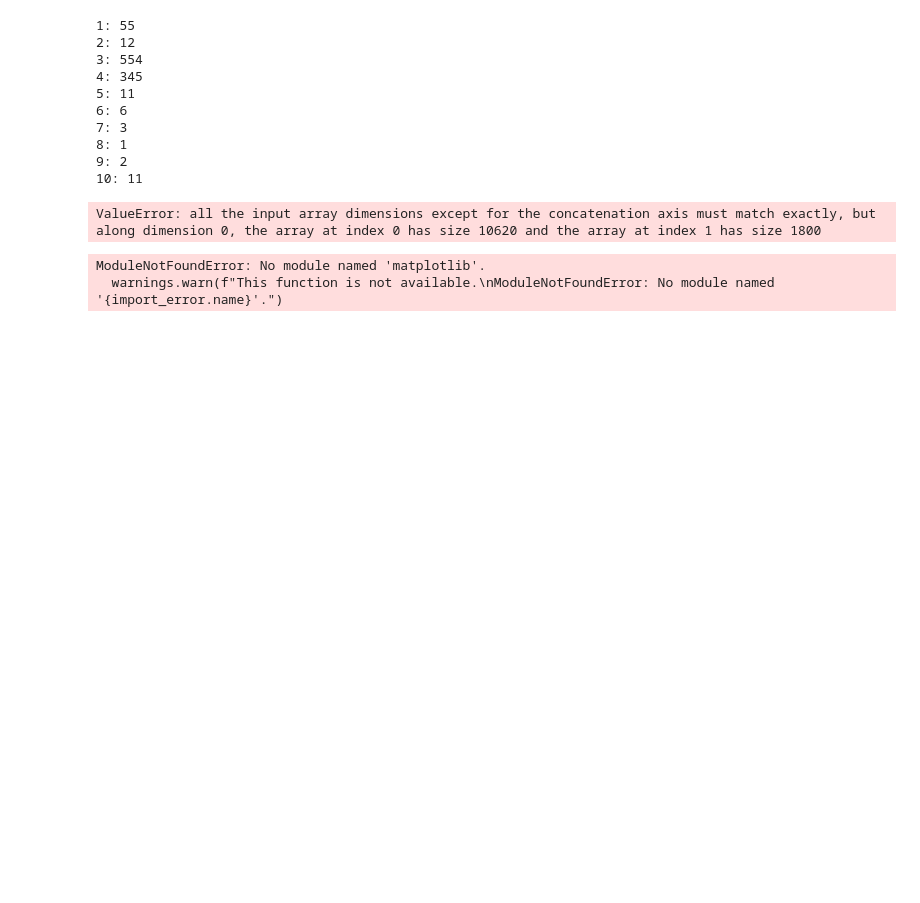
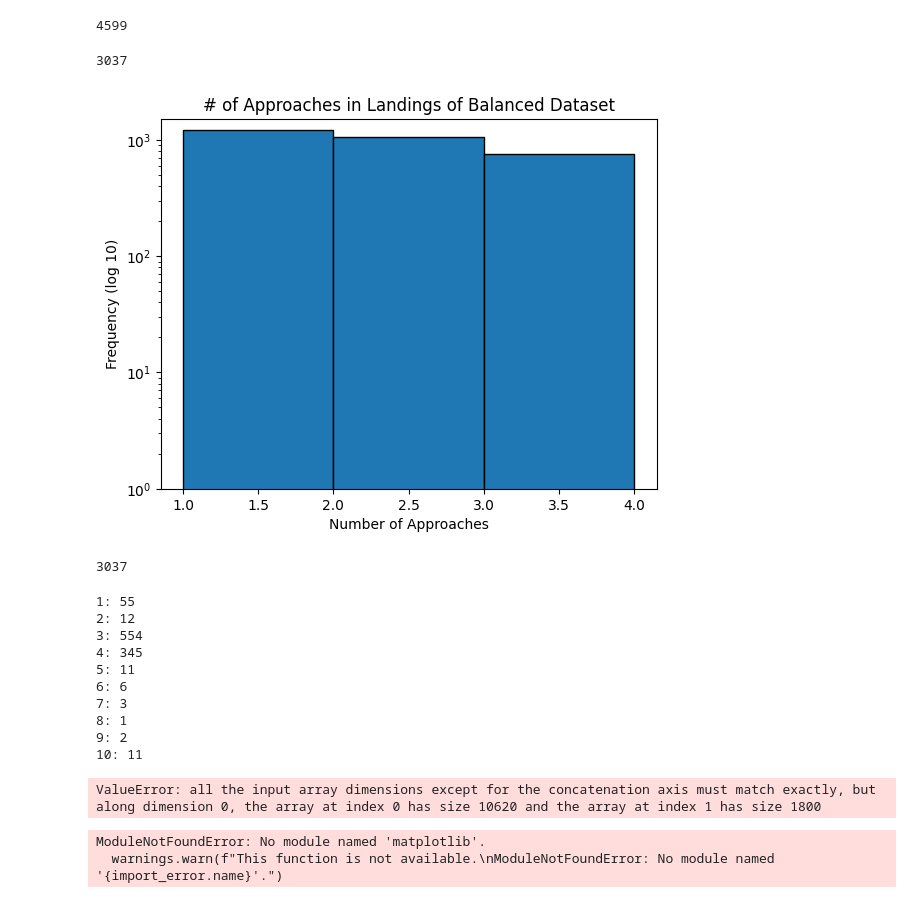
Before and after one commit to tobbensol/masters-thesis, a Jupyter notebook: cyclic_dataset_exploration.ipynb, the cells around one changed output. Drawn from its saved outputs; the diff is of its cells as text; code cells hidden in the pictures; blank space fills up the shorter version.

```diff
--- a/cyclic_dataset_exploration.ipynb
+++ b/cyclic_dataset_exploration.ipynb
@@ -70,10 +95,34 @@ count = approach_3.shape[0]
 approach_2 = approach_2.sample(n=count, random_state=42)
 approach_1 = approach_1.sample(n=count, random_state=42)
 query = pd.concat([approach_1, approach_2, approach_3], axis=0)
+# %%
+len(query)
+# %% [output]
+4599
 # %%
 file_name = "balanced1_2_3"
-flights, labe0ls = flights_from_query(query, file_name, load_results=False)
-data = get_flight_persistances(flights, file_name, load_results=False)
+flights, labels = flights_from_query(query, file_name, load_results=True)
+data = get_flight_persistances(flights, file_name, load_results=True)
+len(labels)
+# %% [output]
+3037
+# %%
+data = labels[:, 0]
+
+plt.figure()
+y, _, _ = plt.hist(data, log=True, bins=range(1, 5), edgecolor = "black")
+plt.xlabel("Number of Approaches")
+plt.ylabel("Frequency (log 10)")
+plt.ylim(1, max(y)*1.25 )
+plt.title("# of Approaches in Landings of Balanced Dataset")
+plt.savefig("balanced_1_2_3_approach_histogram.svg", format="svg")
+#plt.close()
+# %% [output]
+[figure, added]
+# %%
+len(flights)
+# %% [output]
+3037
 # %%
 trees, paths = sublevelset_persistence(flights[:1000], "geoaltitude")
 # %%
```
Also changed, not shown: parts of 9 cells of this notebook.
